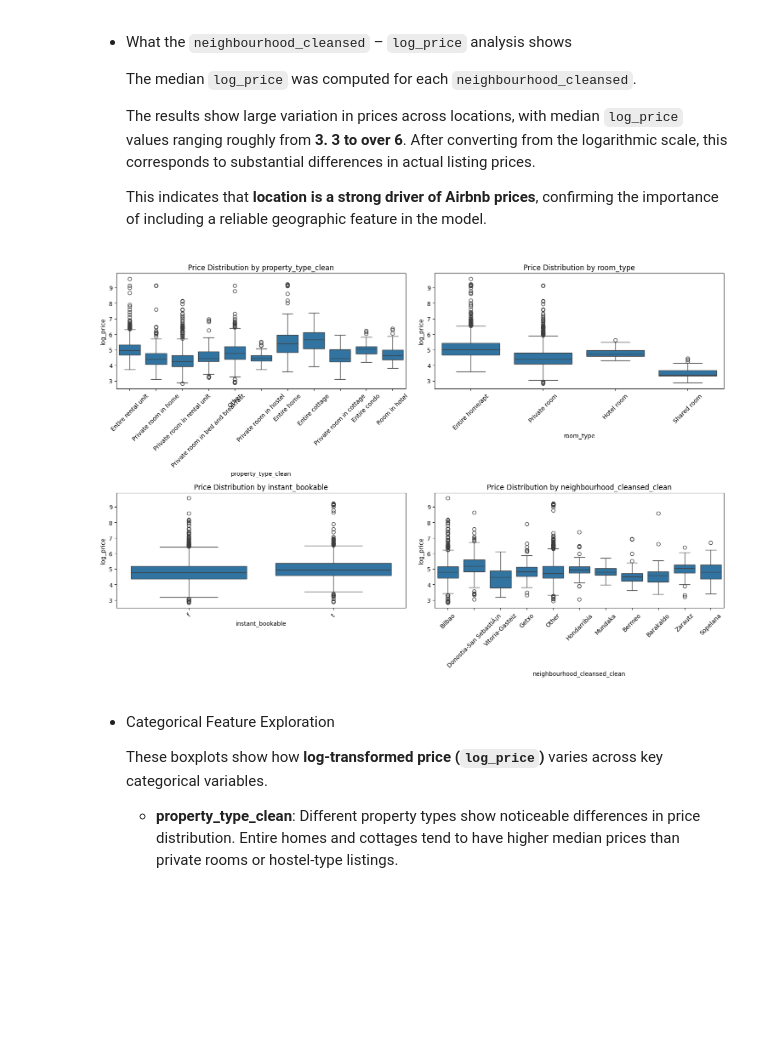
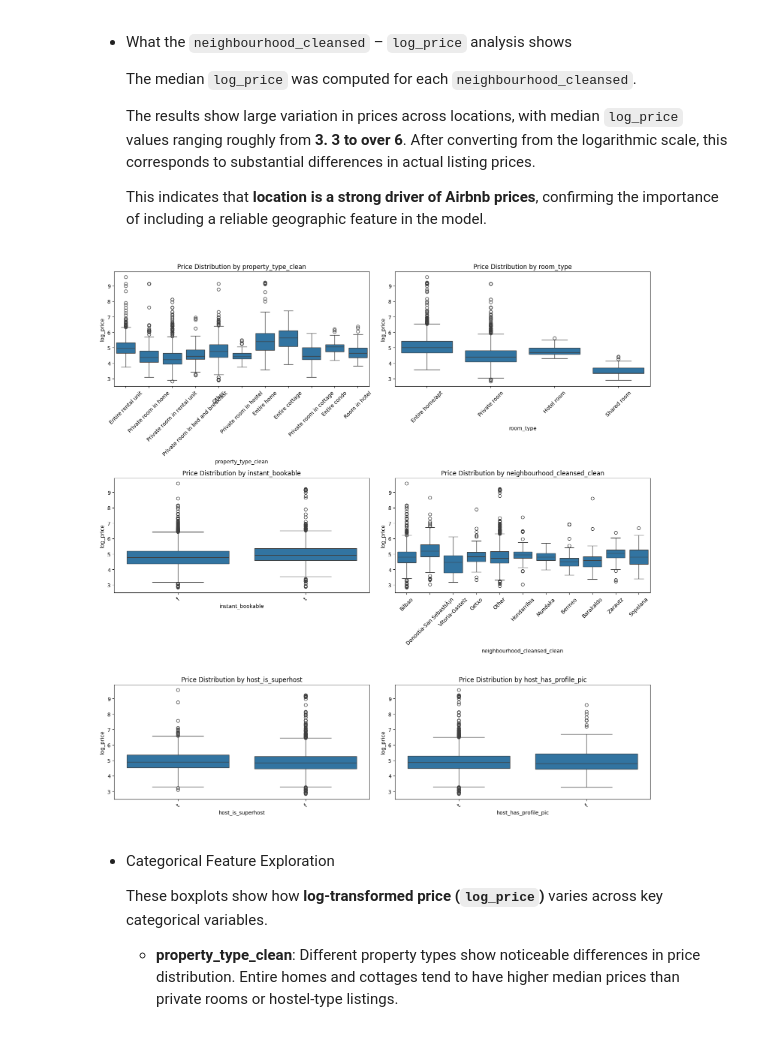
Before and after one commit to Batujan/Airbnb_Basque_Country_Price_Prediction, a Jupyter notebook: notebooks/01_data_exploration.ipynb, the cells around one changed output. Drawn from its saved outputs; the diff is of its cells as text; code cells hidden in the pictures; blank space fills up the shorter version.

```diff
--- a/notebooks/01_data_exploration.ipynb
+++ b/notebooks/01_data_exploration.ipynb
@@ -537,8 +537,7 @@ df_eda[categorical_cols].head()
 cat_cols_to_drop = [
     "host_since", "first_review", "last_review",
     "amenities", "license",
-    "host_location", "host_neighbourhood", "host_is_superhost",
-    "has_availability"
+    "host_location", "host_neighbourhood"
 ]
 
 # Drop them from your EDA dataframe
@@ -700,23 +701,31 @@ df_eda = df_eda.drop(columns=loc_cols_to_drop, errors="ignore")
 # %%
 cat_cols = [
     "property_type_clean",
     "room_type",
     "instant_bookable",
-    "neighbourhood_cleansed_clean"
+    "neighbourhood_cleansed_clean",
+    "host_is_superhost",
+    "host_has_profile_pic"
 ]
 
-fig, axes = plt.subplots(2, 2, figsize=(15, 10))
-axes = axes.flatten()
+n_plot_cols = 2
+n_plot_rows = (len(cat_cols) + n_plot_cols - 1) // n_plot_cols
+
+fig, axes = plt.subplots(n_plot_rows, n_plot_cols, figsize=(15, 5 * n_plot_rows))
+axes = np.atleast_1d(axes).flatten()
 
 for i, col in enumerate(cat_cols):
     sns.boxplot(data=df_eda, x=col, y="log_price", ax=axes[i])
     axes[i].set_title(f"Price Distribution by {col}")
     axes[i].tick_params(axis="x", rotation=45)
 
+for ax in axes[len(cat_cols):]:
+    ax.set_visible(False)
+
 plt.tight_layout()
 plt.show()
 # %% [output]
-[figure, old version]
+[figure, new version]
 # %% [markdown]
 * Categorical Feature Exploration
 
```
Also changed, not shown: parts of 2 cells of this notebook.
